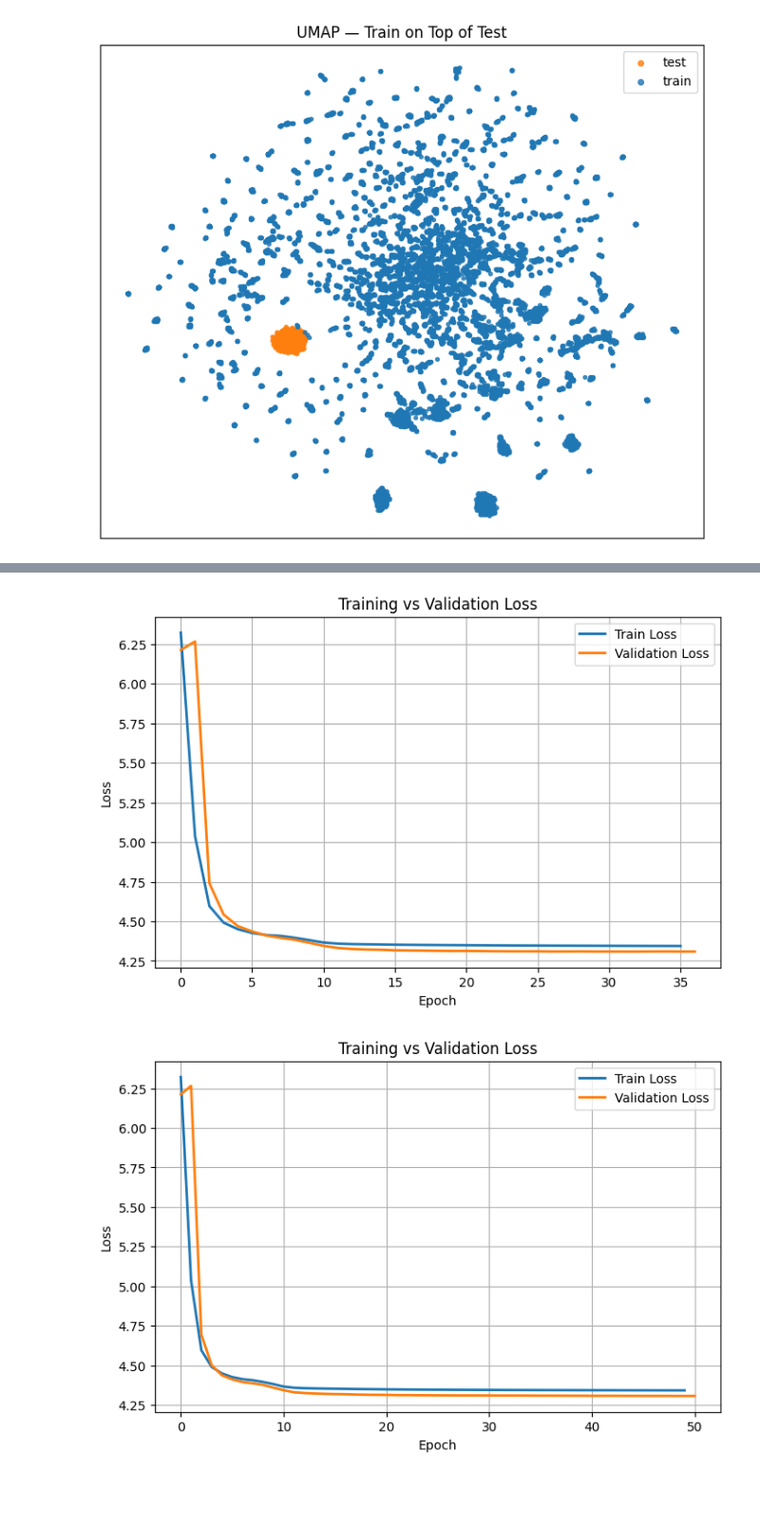
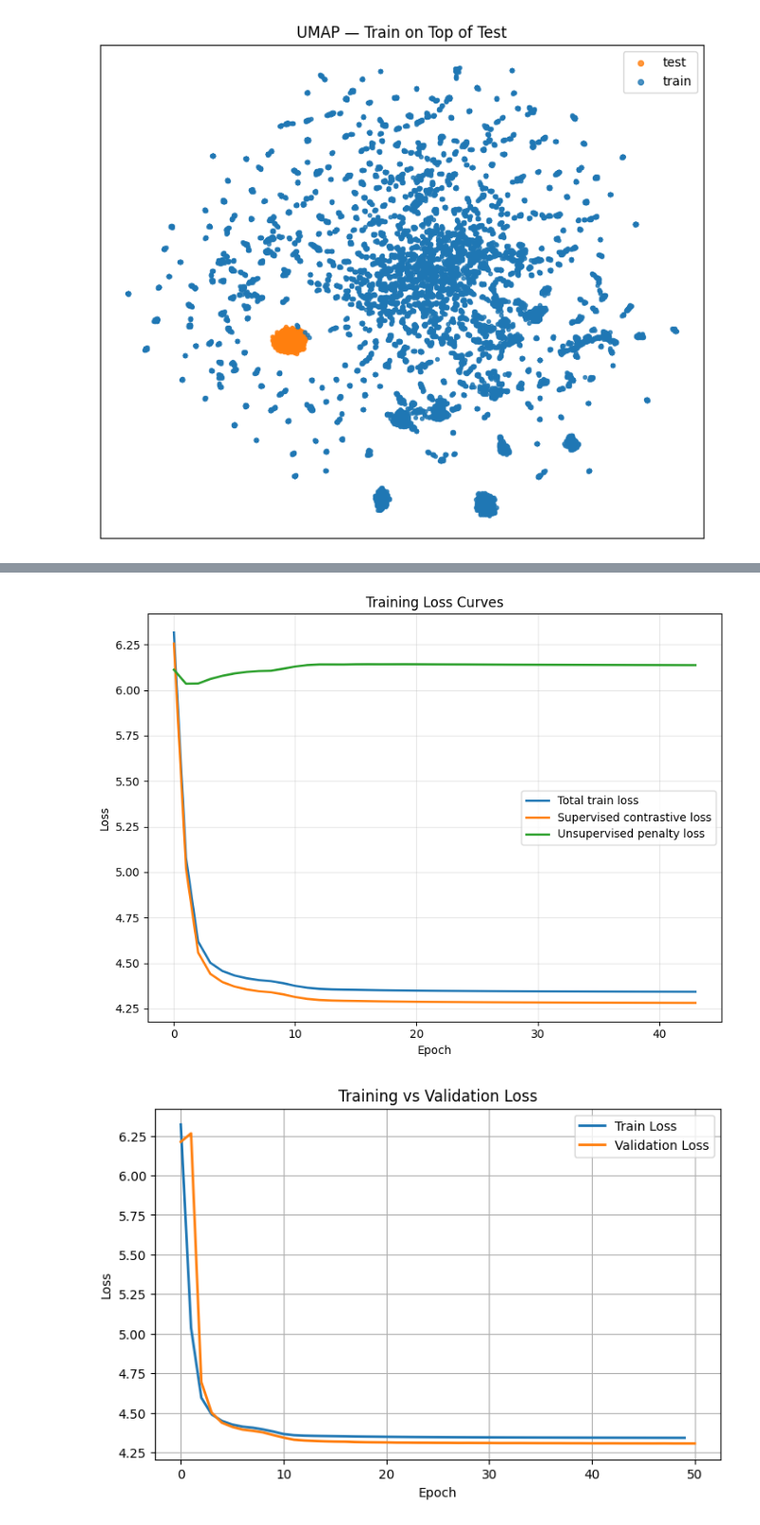
Before and after one commit to SZ-yang/SCSeq_LineageBarcoding, a Jupyter notebook: SCLineage_ConstrativeLearning/out/plot/feat_LCL_2025/cell_tag_multi/cell_tag_multi_only_testAsPenalty.ipynb, the cells around one changed output, grey strips where cells are left out. Shown at 95% size. Cells and saved outputs as stored; diff of their text form; code cells hidden in the pictures; blank space fills up the shorter version.

```diff
--- a/SCLineage_ConstrativeLearning/out/plot/feat_LCL_2025/cell_tag_multi/cell_tag_multi_only_testAsPenalty.ipynb
+++ b/SCLineage_ConstrativeLearning/out/plot/feat_LCL_2025/cell_tag_multi/cell_tag_multi_only_testAsPenalty.ipynb
@@ -178,31 +213,41 @@ plot_train_test_umap(train_embed_001_10, test_embed_001_10)
 # %%
-train_loss_5 = np.load(embed_path + "/feat_celltagMulti_lambda001_unlab5_bs250_testAsPenalty/train_losses_bs250_tau0.5.npy")
-val_loss_5 = np.load(embed_path + "/feat_celltagMulti_lambda001_unlab5_bs250_testAsPenalty/val_losses_bs250_tau0.5.npy")
-
-train_loss_15 = np.load(embed_path + "/feat_celltagMulti_lambda001_unlab15_bs250_testAsPenalty/train_losses_bs250_tau0.5.npy")
-val_loss_15 = np.load(embed_path + "/feat_celltagMulti_lambda001_unlab15_bs250_testAsPenalty/val_losses_bs250_tau0.5.npy")
-
-train_loss_25 = np.load(embed_path + "/feat_celltagMulti_lambda001_unlab25_bs250_testAsPenalty/train_losses_bs250_tau0.5.npy")
-val_loss_25 = np.load(embed_path + "/feat_celltagMulti_lambda001_unlab25_bs250_testAsPenalty/val_losses_bs250_tau0.5.npy")
+train_loss_5 = np.load(embed_path + "/feat_celltagMulti_only_lambda001_unlab5_bs250_testAsPenalty//train_losses_bs250_tau0.5.npy")
+train_sup_loss_5 = np.load(embed_path + "/feat_celltagMulti_only_lambda001_unlab5_bs250_testAsPenalty/train_contrast_bs250_tau0.5.npy")
+train__unsup_loss_5 = np.load(embed_path + "/feat_celltagMulti_only_lambda001_unlab5_bs250_testAsPenalty/train_penalty_bs250_tau0.5.npy")
 # %%
-def plot_train_val_loss(train_loss, val_loss,
-                        train_label="Train Loss",
-                        val_label="Validation Loss",
-                        title="Training vs Validation Loss"):
+import numpy as np
+import matplotlib.pyplot as plt
 
-    plt.figure(figsize=(8,5))
-    plt.plot(train_loss, label=train_label, linewidth=2)
-    plt.plot(val_loss, label=val_label, linewidth=2)
+def plot_losses(train_loss, train_sup_loss, train_unsup_loss, title="Training Loss Curves"):
+    """
+    Plot total, supervised, and unsupervised training losses on the same plot.
+
+    Parameters
+    ----------
+    train_loss : np.ndarray
+        Total training loss per epoch
+    train_sup_loss : np.ndarray
+        Supervised (contrastive) loss per epoch
+    train_unsup_loss : np.ndarray
+        Unsupervised penalty loss per epoch
+    title : str
+        Plot title
+    """
+    plt.figure(figsize=(8,6))
+    plt.plot(train_loss, label="Total train loss", lw=2)
+    plt.plot(train_sup_loss, label="Supervised contrastive loss", lw=2)
+    plt.plot(train_unsup_loss, label="Unsupervised penalty loss", lw=2)
     plt.xlabel("Epoch")
     plt.ylabel("Loss")
     plt.title(title)
     plt.legend()
-    plt.grid(True)
+    plt.grid(True, alpha=0.3)
+    plt.tight_layout()
     plt.show()
 # %%
-plot_train_val_loss(train_loss_5, val_loss_5)
+plot_losses(train_loss_5, train_sup_loss_5, train__unsup_loss_5, title="Training Loss Curves")
 # %% [output]
-[figure, old version]
+[figure, new version]
 # %%
 plot_train_val_loss(train_loss_15, val_loss_15)
 # %% [output]
```
Also changed, not shown: parts of 10 cells of this notebook, 4 other files.
